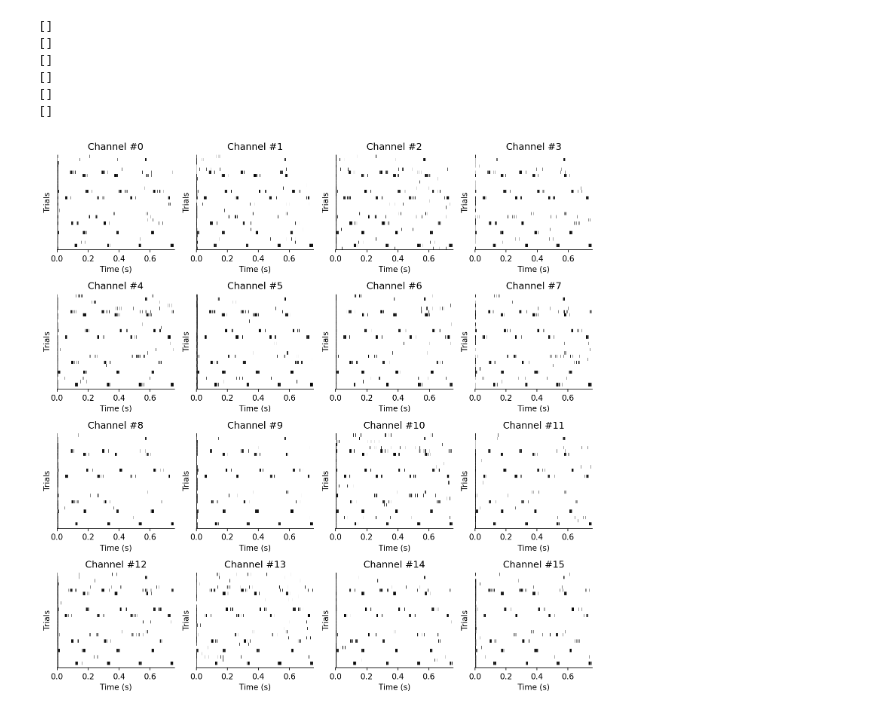
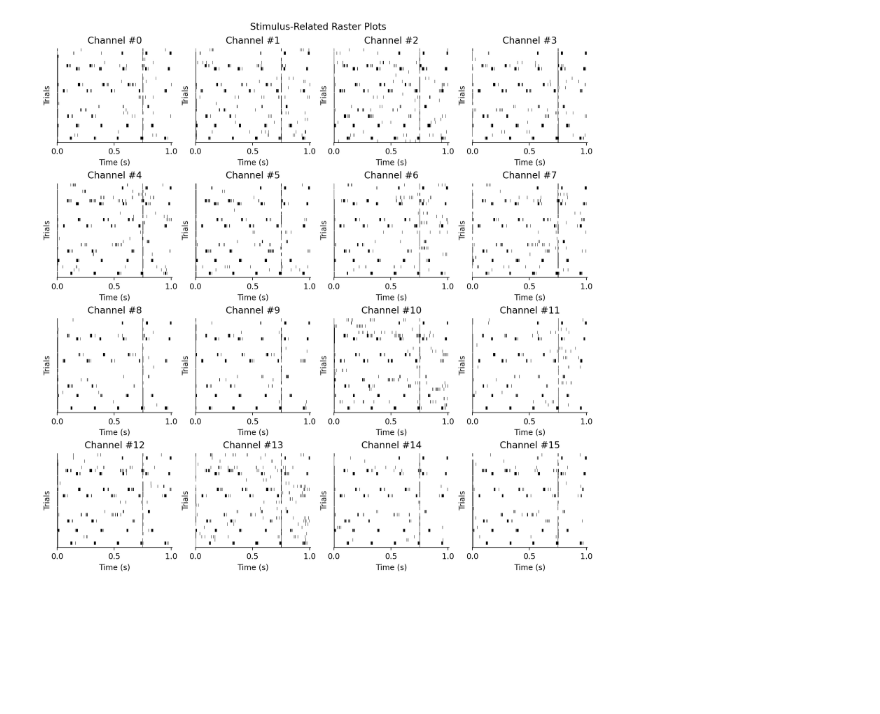
Before and after one commit to FrancescoNegri/neural-signal-analysis-project, a Jupyter notebook: nb_raster_plot.ipynb, the cells around one changed output. Cells and saved outputs as stored; diff of their text form; code cells hidden in the pictures; blank space fills up the shorter version.

Commit message:
Update raster plot notebook

```diff
--- a/nb_raster_plot.ipynb
+++ b/nb_raster_plot.ipynb
@@ -41,28 +41,7 @@ areas_idx = 0
 # %%
 data = loadmat(os.path.join('./output', group, subject, subject + '.mat'))
 spike_trains = data['spike_trains']
-# %%
-n_cols = 4
-n_rows = int(np.ceil(n_channels / n_cols))
-fig, axs = ns.visualization.pyplot.subplots(n_rows, n_cols, figsize=(10, 10), dpi=150)
-
-for channel in np.arange(n_channels):
-    spike_train_trials = spike_trains[conditions_idx, areas_idx, channel, :, 0:trial_samples]
-    spikes_idxs = []
-    for idx in np.arange(np.size(spike_train_trials, 0)):
-        spikes_idxs.append(ns.utils.convert_spike_train_to_spikes_idxs(spike_train_trials[idx]))
-
-    row = int(np.floor(channel / n_cols))
-    col = channel % n_cols
-
-    ns.visualization.plot_spike_train(spikes_idxs, sampling_time=sampling_time, ax=axs[row, col], title='Channel #' + str(channel), channel_labels=None, ylabel='Trials', reverse=True, vertical_spacing=0.1, linewidth=0.4)
-
-ns.visualization.pyplot.tight_layout()
-# %% [output]
-[]
-[]
-[]
-[]
-[]
-[]
-[figure, removed]
+# %%
+ns.visualization.plot_raster(spike_trains[conditions_idx, areas_idx, :, :, 0:trial_samples], sampling_time, n_cols=4, is_train=True, figsize=[10, 10])
+# %% [output]
+[figure, added]
```
